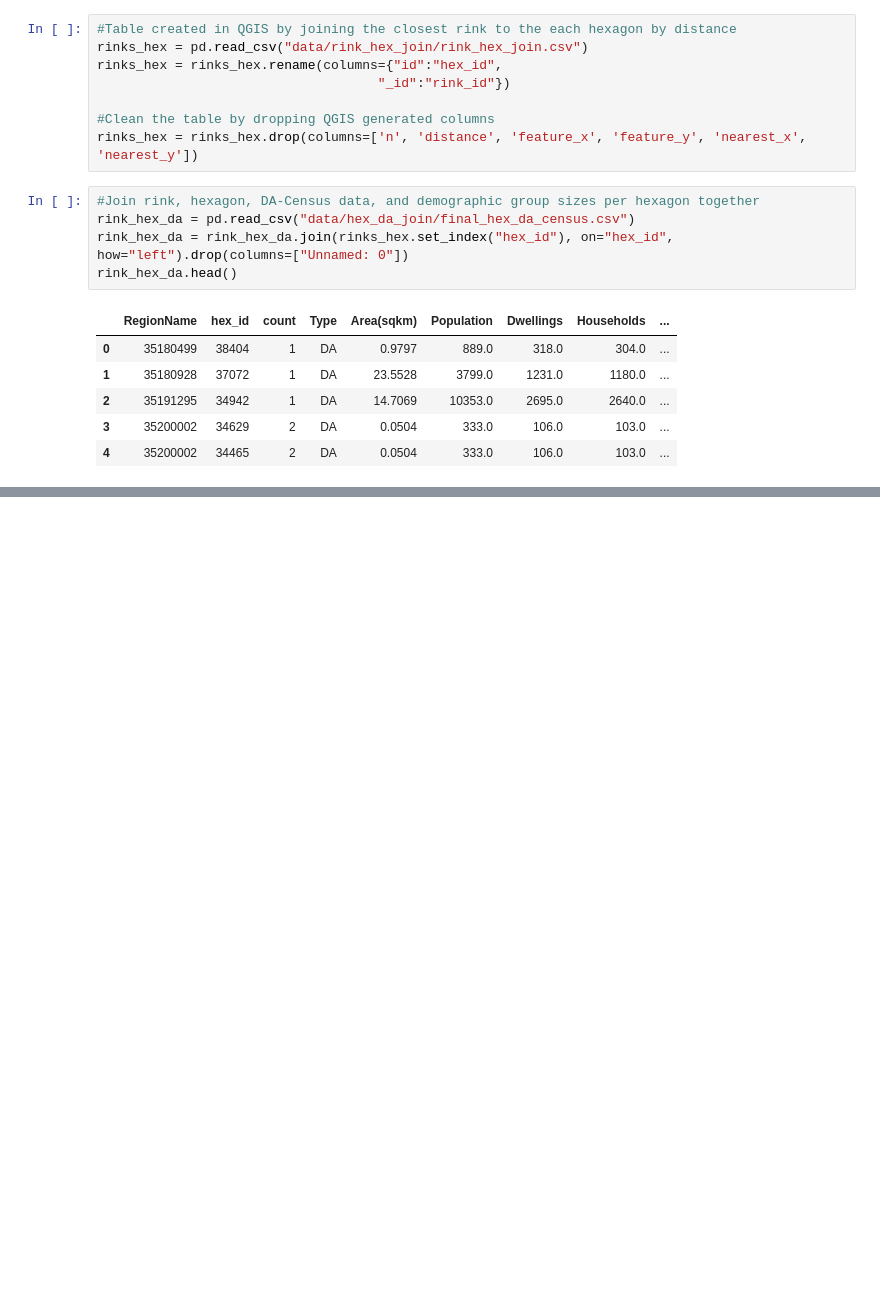
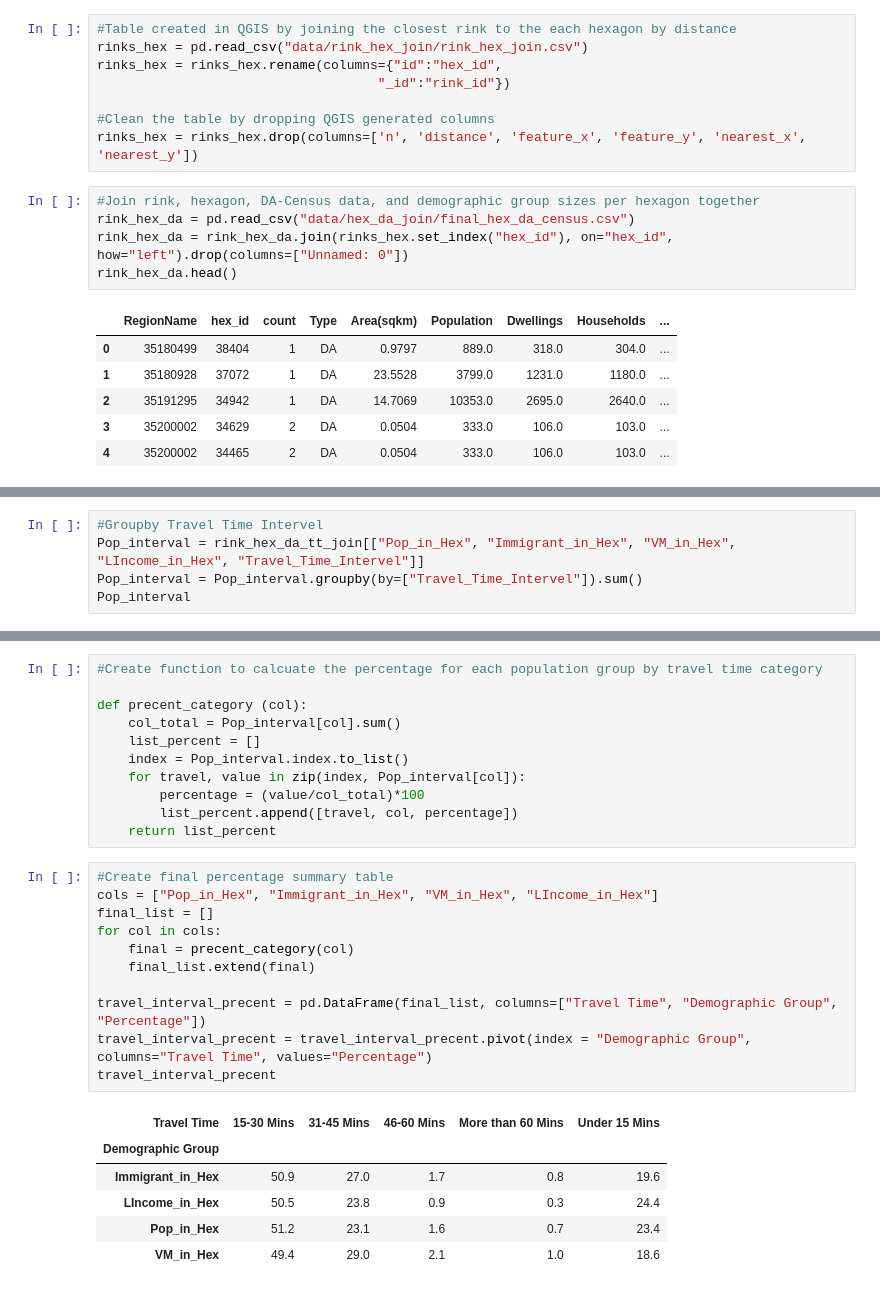
Before and after one commit to schoolofcities/access-to-outdoor-rinks-toronto, a Jupyter notebook: analysis/Access to Skating Rinks.ipynb, the cells around one changed output, grey strips where cells are left out. Cells and saved outputs as stored; diff of their text form; blank space fills up the shorter version.

```diff
--- a/analysis/Access to Skating Rinks.ipynb
+++ b/analysis/Access to Skating Rinks.ipynb
@@ -541,0 +609,5 @@ rink_overserve
+# %%
+#Groupby Travel Time Intervel
+Pop_interval = rink_hex_da_tt_join[["Pop_in_Hex", "Immigrant_in_Hex", "VM_in_Hex", "LIncome_in_Hex", "Travel_Time_Intervel"]]
+Pop_interval = Pop_interval.groupby(by=["Travel_Time_Intervel"]).sum()
+Pop_interval
@@ -541,0 +622,29 @@ rink_overserve
+# %%
+#Create function to calcuate the percentage for each population group by travel time category
+
+def precent_category (col):
+    col_total = Pop_interval[col].sum()
+    list_percent = []
+    index = Pop_interval.index.to_list()
+    for travel, value in zip(index, Pop_interval[col]):
+        percentage = (value/col_total)*100
+        list_percent.append([travel, col, percentage])
+    return list_percent
+# %%
+#Create final percentage summary table
+cols = ["Pop_in_Hex", "Immigrant_in_Hex", "VM_in_Hex", "LIncome_in_Hex"]
+final_list = []
+for col in cols:
+    final = precent_category(col)
+    final_list.extend(final)
+
+travel_interval_precent = pd.DataFrame(final_list, columns=["Travel Time", "Demographic Group", "Percentage"])
+travel_interval_precent = travel_interval_precent.pivot(index = "Demographic Group", columns="Travel Time", values="Percentage")
+travel_interval_precent
+# %% [output]
+| Travel Time | 15-30 Mins | 31-45 Mins | 46-60 Mins | More than 60 Mins | Under 15 Mins |
+| Demographic Group |  |  |  |  |  |
+| Immigrant_in_Hex | 50.9 | 27.0 | 1.7 | 0.8 | 19.6 |
+| LIncome_in_Hex | 50.5 | 23.8 | 0.9 | 0.3 | 24.4 |
+| Pop_in_Hex | 51.2 | 23.1 | 1.6 | 0.7 | 23.4 |
+| VM_in_Hex | 49.4 | 29.0 | 2.1 | 1.0 | 18.6 |
```
Also changed, not shown: parts of 8 cells of this notebook.
